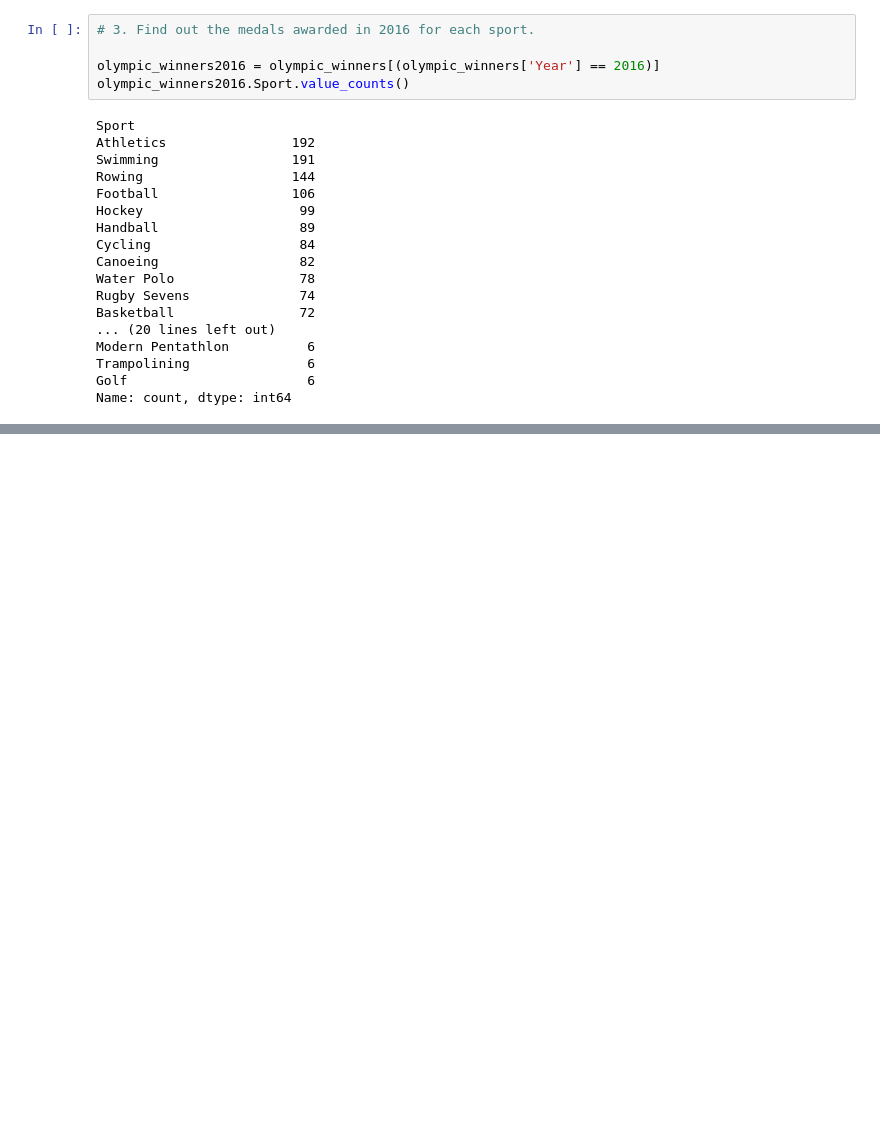
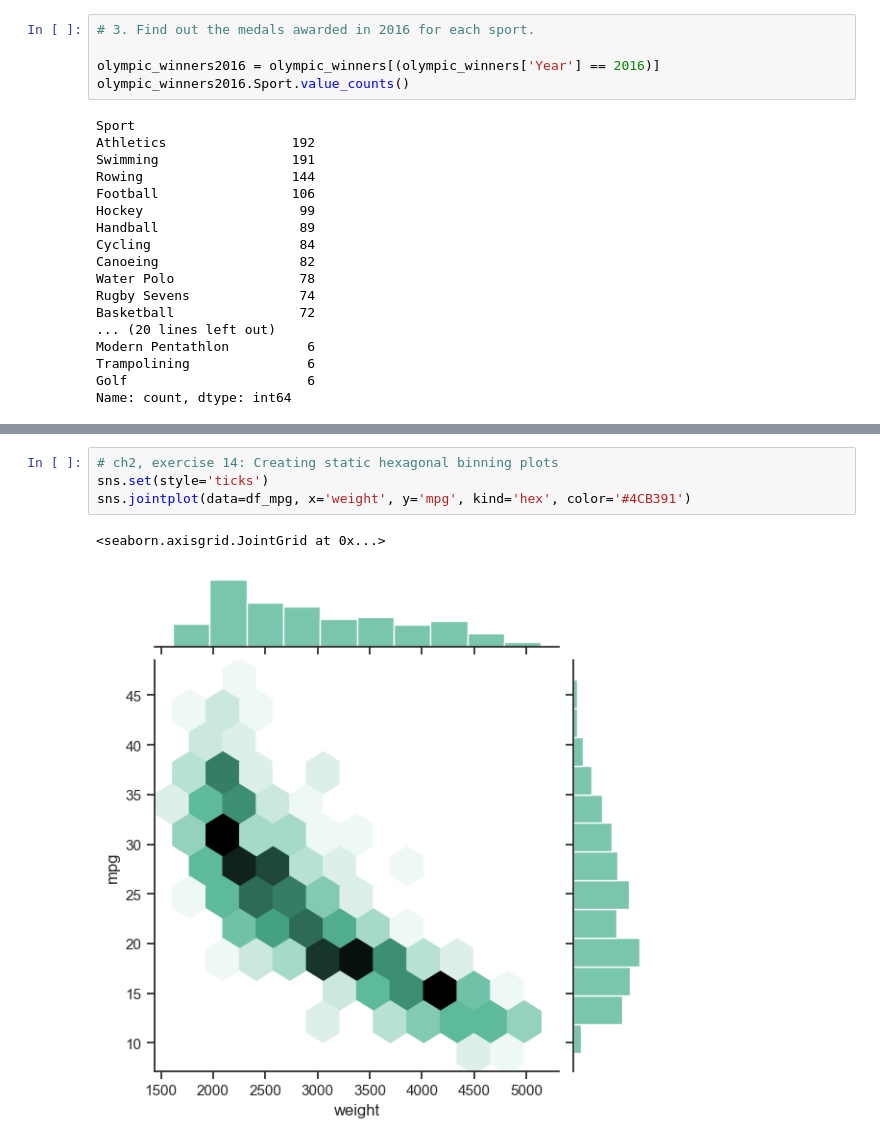
Before and after one commit to eo1989/mkt_stats_notes, a Jupyter notebook: interactive_data_viz.ipynb, the cells around one changed output, grey strips where cells are left out. Cells and saved outputs as stored; diff of their text form; blank space fills up the shorter version.

```diff
--- a/interactive_data_viz.ipynb
+++ b/interactive_data_viz.ipynb
@@ -608,0 +645,7 @@ sns.barplot(x = "Sport", y = "Weight", data = olympic_TopSport_winners_2016, est
+# %%
+# ch2, exercise 14: Creating static hexagonal binning plots
+sns.set(style='ticks')
+sns.jointplot(data=df_mpg, x='weight', y='mpg', kind='hex', color='#4CB391')
+# %% [output]
+<seaborn.axisgrid.JointGrid at 0x...>
+[figure, added]
```
Also changed, not shown: parts of 22 cells of this notebook.
